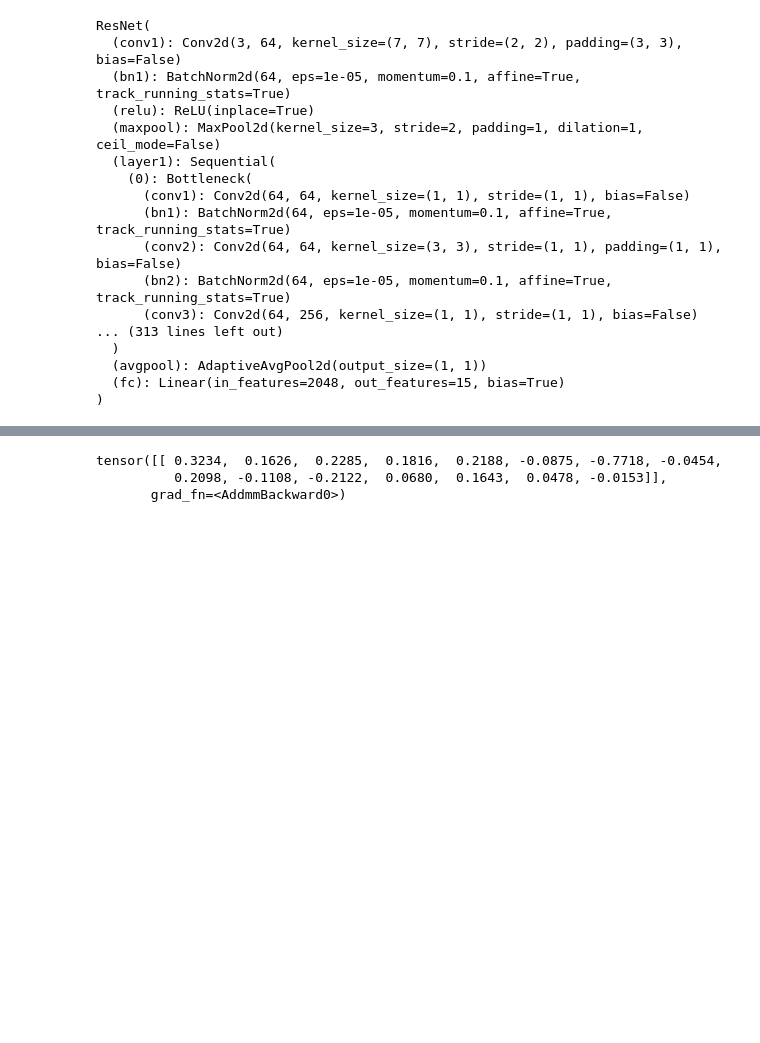
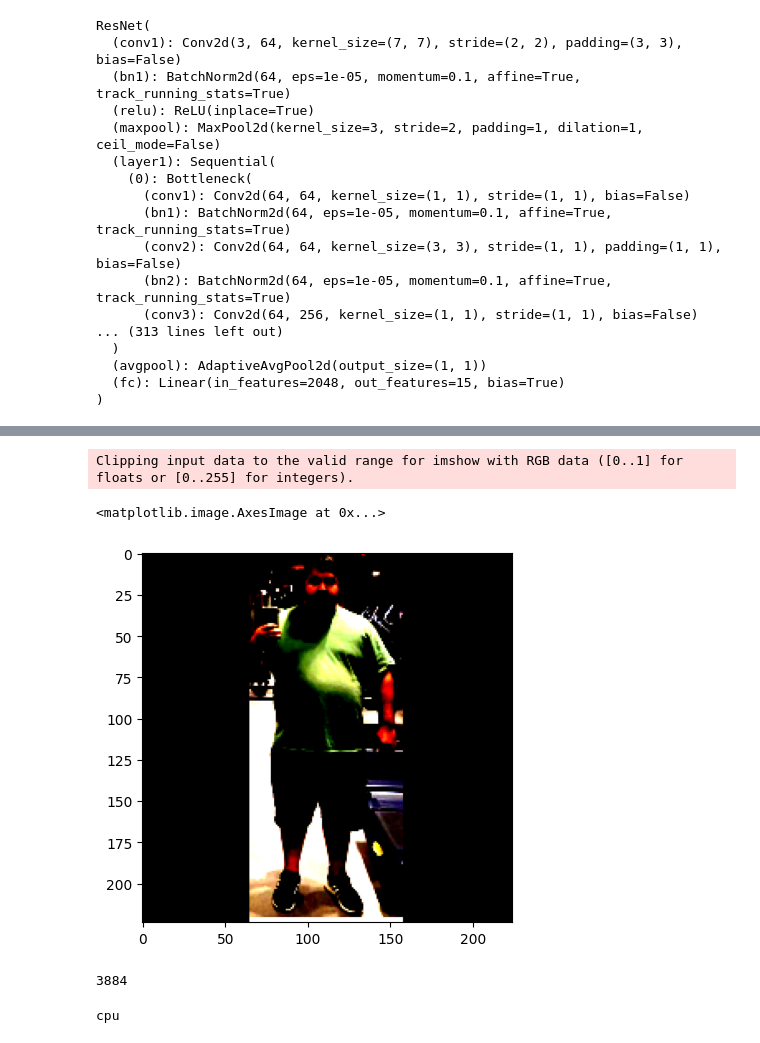
Before and after one commit to ManavSarkar/BMI-Prediction-using-Machine-Learning, a Jupyter notebook: Deep_feature_extraction.ipynb, the cells around one changed output, grey strips where cells are left out. Saved outputs shown, nothing was run; the diff lists cells and outputs as text; code cells hidden in the pictures; blank space fills up the shorter version.

Commit message:
training code ready

```diff
--- a/Deep_feature_extraction.ipynb
+++ b/Deep_feature_extraction.ipynb
@@ -144,6 +81,46 @@ tensor([[[[ 0.6049,  0.6221,  0.9132,  ..., -1.0733,  0.1939,  0.7077],
-# %%
-print(get_features(images_tensor[0]))
-# %% [output]
-tensor([[ 0.3234,  0.1626,  0.2285,  0.1816,  0.2188, -0.0875, -0.7718, -0.0454,
-          0.2098, -0.1108, -0.2122,  0.0680,  0.1643,  0.0478, -0.0153]],
-       grad_fn=<AddmmBackward0>)
+# %%
+# scaling the longer side of image to 224 and pad the shorter size with zeroes to match 224x224
+from PIL import Image, ImageOps
+
+def scale_and_pad(img):
+    width, height = img.size
+    if width > height:
+        scale = 224 / width
+        new_height = int(height * scale)
+        img = img.resize((224, new_height))
+        padding = (224 - new_height) // 2
+        img = ImageOps.expand(img, (0, padding, 0, 224 - new_height - padding))
+    else:
+        scale = 224 / height
+        new_width = int(width * scale)
+        img = img.resize((new_width, 224))
+        padding = (224 - new_width) // 2
+        img = ImageOps.expand(img, (padding, 0, 224 - new_width - padding, 0))
+    return img
+# %%
+# transform an image from datasets/images/ to a tensor
+from PIL import Image
+img_path = 'datasets/Images/002274_M_35_175260_12337713.jpg'
+img = Image.open(img_path)
+img = scale_and_pad(img)
+# %%
+# normalized with mean values[0.485, 0.456, 0.406]
+# and standard deviation values[0.229, 0.224, 0.225]
+from torchvision import transforms
+
+transform = transforms.Compose([
+    transforms.ToTensor(),
+    transforms.Normalize(mean=[0.485, 0.456, 0.406],
+                            std=[0.229, 0.224, 0.225])
+])
+
+img = transform(img)
+# %%
+# plot the image
+import matplotlib.pyplot as plt
+
+plt.imshow(img.permute(1, 2, 0))
+# %% [output]
+Clipping input data to the valid range for imshow with RGB data ([0..1] for floats or [0..255] for integers).
+<matplotlib.image.AxesImage at 0x...>
+[figure, added]
@@ -149,0 +137,4 @@ tensor([[ 0.3234,  0.1626,  0.2285,  0.1816,  0.2188, -0.0875, -0.7718, -0.0454,
+# %%
+len(img_tensors)
+# %% [output]
+3884
@@ -149,0 +145,10 @@ tensor([[ 0.3234,  0.1626,  0.2285,  0.1816,  0.2188, -0.0875, -0.7718, -0.0454,
+# %%
+# train the resnet model on the train_img_tensors and train_labels
+import torch
+import torch.nn as nn
+import torch.optim as optim
+
+device = torch.device('cuda:0' if torch.cuda.is_available() else 'cpu')
+print(device)
+# %% [output]
+cpu
```
Also changed, not shown: parts of 5 cells of this notebook.
